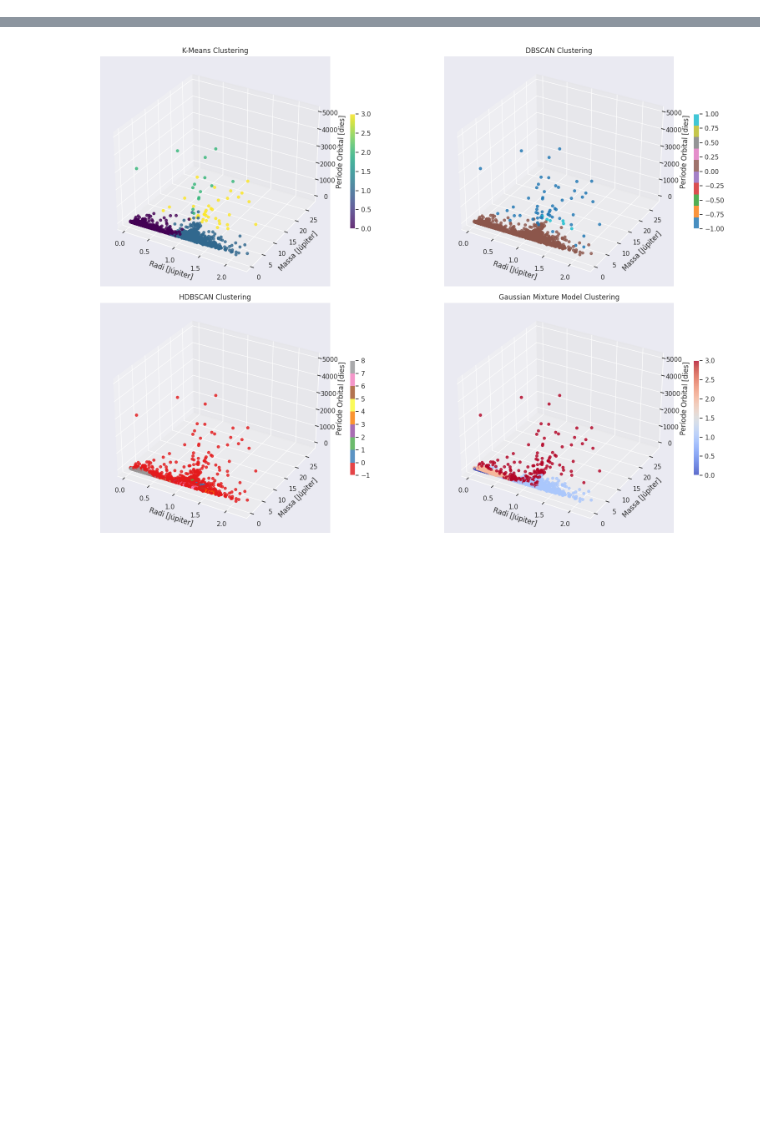
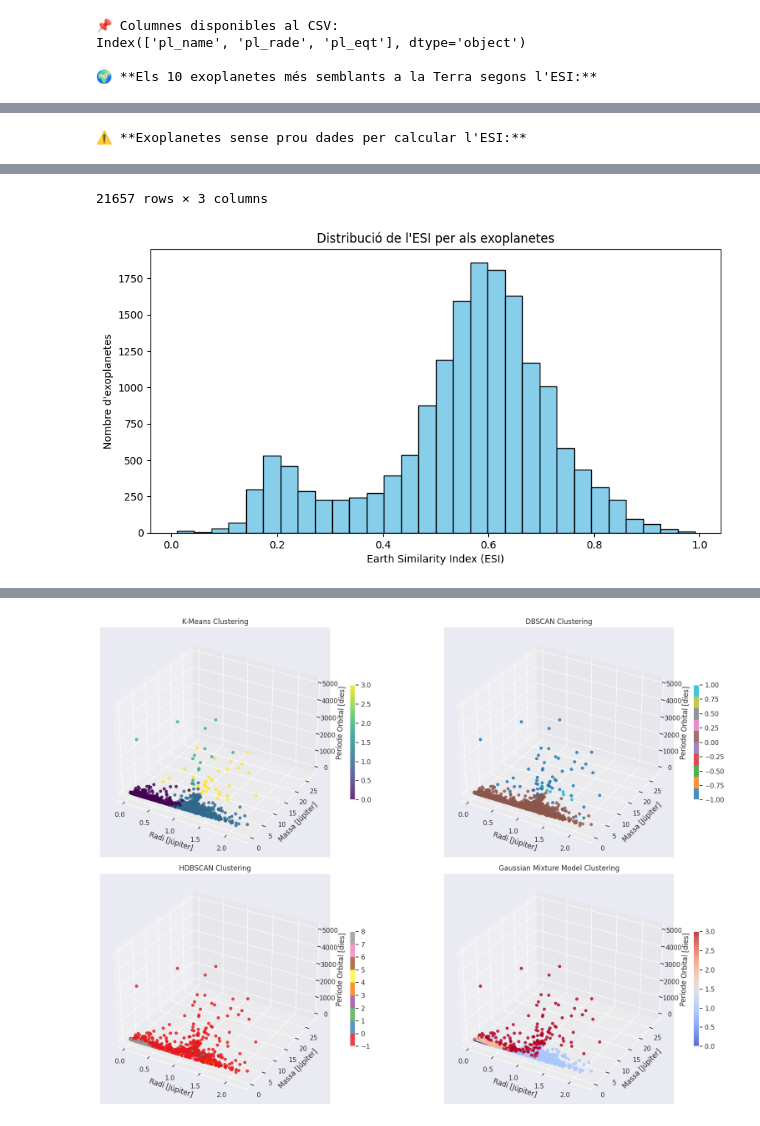
Before and after one commit to drfperez/lightkurve, a Jupyter notebook: ExoplanetCalculus.ipynb, the cells around one changed output, grey strips where cells are left out. Drawn from its saved outputs; the diff is of its cells as text; code cells hidden in the pictures; blank space fills up the shorter version.

```diff
--- a/ExoplanetCalculus.ipynb
+++ b/ExoplanetCalculus.ipynb
@@ -1,2 +1,75 @@
 # %% [markdown]
 <a href="https://colab.research.google.com/github/drfperez/lightkurve/blob/main/ExoplanetCalculus.ipynb" target="_parent"><img src="https://colab.research.google.com/assets/colab-badge.svg" alt="Open In Colab"/></a>
+# %%
+
+import pandas as pd
+import numpy as np
+import matplotlib.pyplot as plt
+from IPython.display import display, Markdown
+
+# 🔹 Explicació de la fórmula ESI dins del notebook
+explanation = """
+# 🌍 **Earth Similarity Index (ESI)**
+L'ESI és un índex que mesura la similitud d'un exoplaneta amb la Terra en una escala de 0 a 1.
+Es basa en la fórmula:
+
+\\[
+ESI = \\prod_{i} \\left( 1 - \\left| \\frac{x_i - x_{Earth}}{x_i + x_{Earth}} \\right| \\right)^{w_i}
+\\]
+
+On:
+- \\( x_i \\) són les propietats de l'exoplaneta (radi, temperatura...).
+- \\( x_{Earth} \\) són els valors equivalents per a la Terra.
+- \\( w_i \\) són pesos ajustats segons la importància de cada paràmetre.
+
+---
+"""
+display(Markdown(explanation))
+
+# 🔹 Funció per calcular l'ESI per a un paràmetre
+def esi_single(x, x_earth, weight):
+    return (1 - abs((x - x_earth) / (x + x_earth))) ** weight if x > 0 else np.nan
+
+# 🔹 Funció per calcular l'ESI total
+def esi_calculator(radius, temp, radius_earth=1.0, temp_earth=288):
+    w_radius = 0.57  # Pes per al radi
+    w_temp = 0.43    # Pes per a la temperatura
+
+    esi_r = esi_single(radius, radius_earth, w_radius)
+    esi_t = esi_single(temp, temp_earth, w_temp)
+
+    if np.isnan(esi_r) or np.isnan(esi_t):
+        return np.nan  # Si falta alguna dada, retornem NaN
+    return esi_r * esi_t
+
+# 🔹 Descarregar dades en línia del NASA Exoplanet Archive (Caltech)
+url = 'https://exoplanetarchive.ipac.caltech.edu/TAP/sync?query=select+pl_name,pl_rade,pl_eqt+from+ps&format=csv'
+df = pd.read_csv(url)
+
+# 🔹 Comprovem quines columnes té el dataset
+print("📌 Columnes disponibles al CSV:")
+print(df.columns)
+
+# 🔹 Filtrar només planetes amb les dades necessàries
+df_filtered = df.dropna(subset=['pl_rade', 'pl_eqt'])
+
+# 🔹 Calcular ESI per a cada exoplaneta
+df_filtered['ESI'] = df_filtered.apply(lambda row: esi_calculator(row['pl_rade'], row['pl_eqt']), axis=1)
+
+# 🔹 Mostrar els 10 exoplanetes més semblants a la Terra
+print("\n🌍 **Els 10 exoplanetes més semblants a la Terra segons l'ESI:**")
+display(df_filtered[['pl_name', 'pl_rade', 'pl_eqt', 'ESI']].sort_values(by='ESI', ascending=False).head(10))
+
+# 🔹 Identificar planetes sense prou dades
+df_missing = df[df['pl_rade'].isna() | df['pl_eqt'].isna()]
+print("\n⚠️ **Exoplanetes sense prou dades per calcular l'ESI:**")
+display(df_missing[['pl_name', 'pl_rade', 'pl_eqt']])
+
+# 🔹 Representació gràfica dels ESI calculats
+plt.figure(figsize=(10, 5))
+plt.hist(df_filtered['ESI'].dropna(), bins=30, color='skyblue', edgecolor='black')
+plt.xlabel("Earth Similarity Index (ESI)")
+plt.ylabel("Nombre d'exoplanetes")
+plt.title("Distribució de l'ESI per als exoplanetes")
+plt.show()
+# %% [output]
@@ -2,0 +91,4 @@
+📌 Columnes disponibles al CSV:
+Index(['pl_name', 'pl_rade', 'pl_eqt'], dtype='object')
+
+🌍 **Els 10 exoplanetes més semblants a la Terra segons l'ESI:**
@@ -2,0 +111 @@
+⚠️ **Exoplanetes sense prou dades per calcular l'ESI:**
@@ -2,0 +124,2 @@
+21657 rows × 3 columns
+[figure, added]
```
Also changed, not shown: parts of 3 cells of this notebook.
